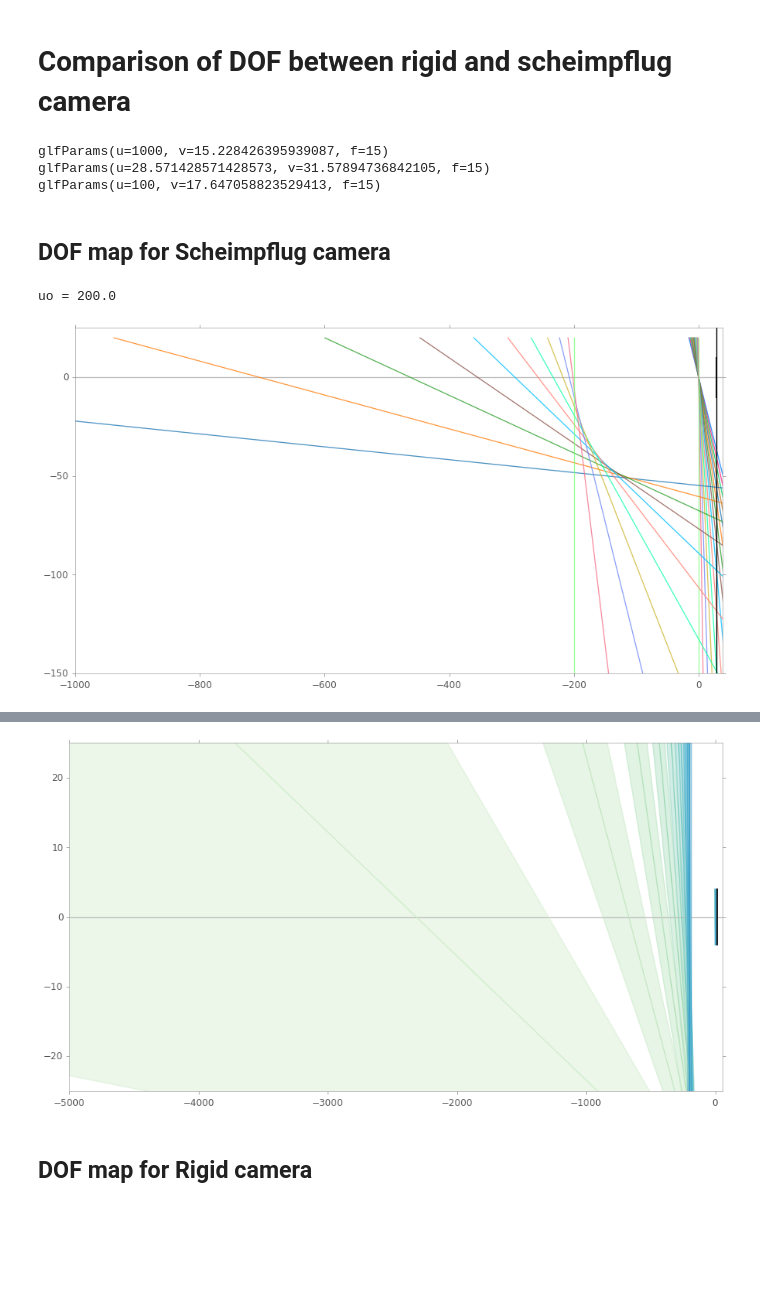
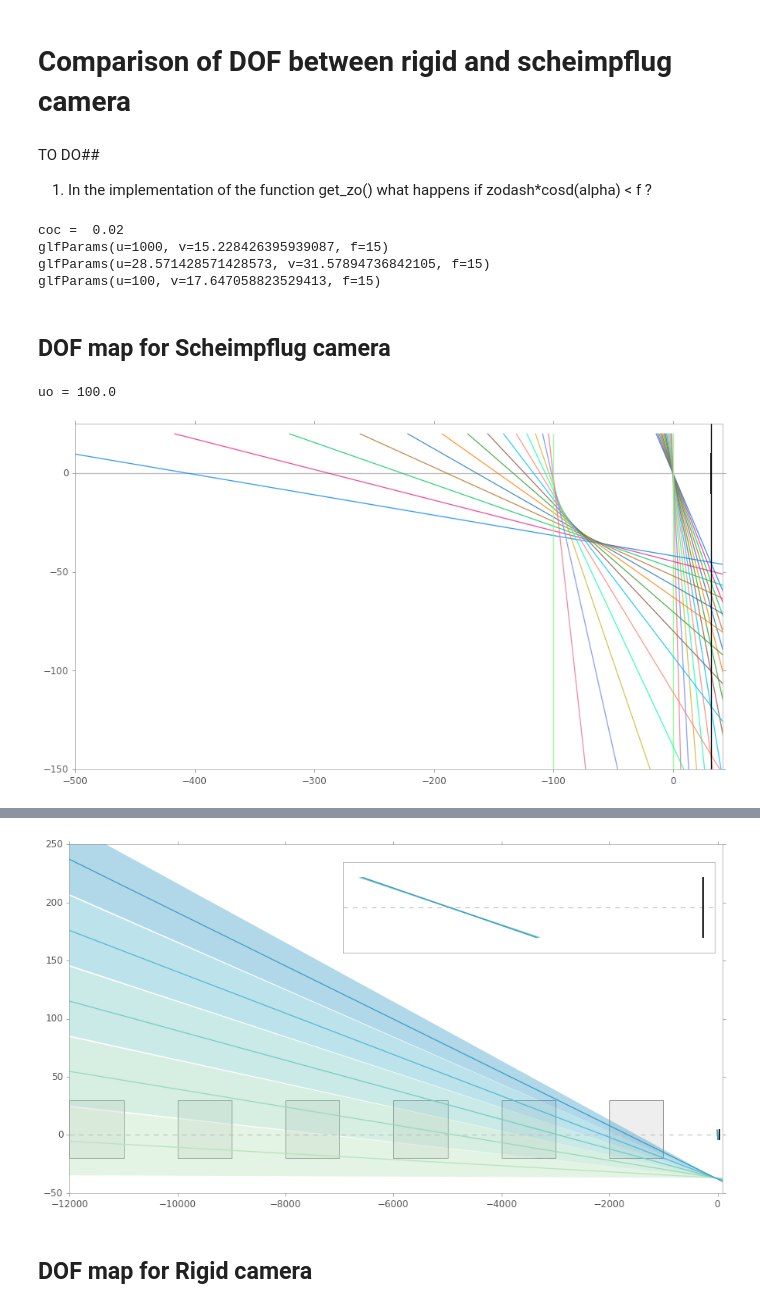
Before and after one commit to indranilsinharoy/phd-artifacts, a Jupyter notebook: chapters/chapter03_geometricmodel/code/PoSFcompare_rigidcam_scheimpflug.ipynb, the cells around one changed output, grey strips where cells are left out. Drawn from its saved outputs; the diff is of its cells as text; code cells hidden in the pictures; blank space fills up the shorter version.

Commit message:
worked on the plots

```diff
--- a/chapters/chapter03_geometricmodel/code/PoSFcompare_rigidcam_scheimpflug.ipynb
+++ b/chapters/chapter03_geometricmodel/code/PoSFcompare_rigidcam_scheimpflug.ipynb
@@ -19,6 +22,10 @@ import iutils.optics.goptics as gou
 import iutils.plot.mplutils as mpu
 # %%
 %matplotlib inline
+# %% [markdown]
+TO DO##
+
+1. In the implementation of the function get_zo() what happens if zodash*cosd(alpha) < f ?
 # %%
 # Helper functions
 tand = lambda angle: tan(pi*angle/180.0)
@@ -86,7 +104,8 @@ zodash = 31.57894736842105 #30    # Lens to image plane distance
 f = 15         # Focal length
 fnum = 2.5     # Aperture
 pixel_size = 0.00178  # pixel size (used as Circle of confusion for DOF)
-coc = 1/30
+coc = 1/50
+print('coc = ', coc)
 
 # for perfect imaging at u = 1000
 print(gou.gaussian_lens_formula(u=1000, v=None, f=f))
@@ -97,6 +116,7 @@ print(gou.gaussian_lens_formula(u=None, v=zodash, f=f))
 # imaging specified by image plane distance for the plots
 print(gou.gaussian_lens_formula(u=100, v=None, f=f))
 # %% [output]
+coc =  0.02
 glfParams(u=1000, v=15.228426395939087, f=15)
 glfParams(u=28.571428571428573, v=31.57894736842105, f=15)
 glfParams(u=100, v=17.647058823529413, f=15)
@@ -115,11 +135,14 @@ cols = ['#0080FF', '#F52080', '#00CC60', '#B96F20', '#1f77b4',
         '#EAC910', '#38A7D0', '#f34060', '#40d370', '#CE8f31',
         '#2166AC', '#B2182B', '#32b135', '#814D16', '#606060']
 
+# CHANGE FOCAL LENGTH
+f = 24.
+
 ymin, ymax = -150, 25
 #ymin, ymax = -150, 150
 uo = gou.gaussian_lens_formula(u=None, v=zodash, f=f).u
 print('uo =', uo)
-ax.set_xlim(-1000, zodash + 10)
+ax.set_xlim(-500, zodash + 10)
 ax.set_ylim(ymin, ymax)
 ax.axhline(color='#BBBBBB',)
 
@@ -129,57 +152,63 @@ x, y = get_points(0, zodash, -10, 10)
 ax.plot(x, y, color='#222222', lw=2,)
 
 # Draw lens plane
-alpha = np.linspace(-38, 0, 15)
+alpha = np.linspace(-35, 0, 15)
 for i, each in enumerate(alpha):
     x, y = get_points(each, 0, ymin, ymax-5)
     ax.plot(x, y, color=cols[i], alpha=0.8)
 # Draw object plane
 for i, each in enumerate(alpha):
     zo = get_zo(f, zodash, each)
+    #print('zo = ', zo)
     angleY = beta(f, zo, each)
     x, y = get_points(angleY, zo, ymin, ymax-5)
     ax.plot(x, y, color=cols[i], alpha=0.8)
 ax.axvline(color='#000000', x=zodash)
 plt.show()
 # %% [output]
-uo = 200.0
+uo = 100.0
-[figure, old version]
+[figure, new version]
 # %%
 fig, ax = plt.subplots(1, 1, figsize=(15, 8))
-num = 10
+num = 5
+
+f = 24
+
 
 #ccmap = plt.cm.plasma
 #cindex = np.linspace(0, ccmap.N-40, num)
 ccmap = plt.cm.GnBu
-cindex = np.linspace(40, ccmap.N-80, num)
+cindex = np.linspace(80, ccmap.N-80, num)
 cols = [ccmap(int(i)) for i in cindex]
 
-ymin, ymax = -25, 25
-uo = 200
+ymin, ymax = -50, 250
+uo = 100
 zodash = gou.gaussian_lens_formula(u=uo, v=None, f=f).v
 zodash_far, zodash_near = geo_depth_of_focus_limits(u=uo, f=f, c=coc, N=fnum)
 #print('zodash = ', zodash,  'vf = ', vf, 'vn =', vn)
 
-ax.set_xlim(-5000, 60)
+ax.set_xlim(-12000, 100)
 ax.set_ylim(ymin, ymax)
-ax.axhline(color='#BBBBBB',)
+ax.axhline(color='#BBBBBB', lw=1.0, linestyle='dashed')   # optical axis
 
 # Draw image plane
 x, y = get_points(0, zodash, -4, 4)
 ax.plot(x, y, color='#222222', lw=2,)
 
 # Draw lens plane
-alpha = np.linspace(-24, 0, num)
+alpha = np.linspace(-40.385, -39.24, num)
+
 for i, each in enumerate(alpha):
     x, y = get_points(each, 0, -4, 4)
     ax.plot(x, y, color=cols[i], alpha=1.0)
 
 # Draw object plane
 ypad = 100 # the pad is needed to ensure that the regions within the visible
-          # canvas are appropriately filled
+           # canvas are appropriately filled
 for i, each in enumerate(alpha):
-    print(each)
+    #print('alpha = ', each)
     zo = get_zo(f, zodash, each)
+    #print('zo = ', zo)
     angleY = beta(f, zo, each)
     x, y = get_points(angleY, zo, ymin-ypad, ymax+ypad)
     ax.plot(x, y, color=cols[i], alpha=1.0)
@@ -188,12 +217,12 @@ for i, each in enumerate(alpha):
     zo_near = get_zo(f, zodash_near, each)
     angleY_near = beta(f, zo_near, each)
     xn, yn = get_points(angleY_near, zo_near, ymin-ypad, ymax+ypad)
-    ax.plot(xn, yn, color=cols[i], alpha=0.5)
+    #ax.plot(xn, yn, color=cols[i], alpha=0.5)
     # far
     zo_far = get_zo(f, zodash_far, each)
     angleY_far = beta(f, zo_far, each)
     xf, yf = get_points(angleY_far, zo_far, ymin-ypad, ymax+ypad)
-    ax.plot(xf, yf, color=cols[i], alpha=0.5)
+    #ax.plot(xf, yf, color=cols[i], alpha=0.5)
 
     if each: # currently the following block of code assumes that the alpha is -ve
         # fill the region between far and near
@@ -204,9 +233,36 @@ for i, each in enumerate(alpha):
         x_fill = np.linspace(x_fill_start, x_fill_end, 10)
         y_fill_near = posf_near(x_fill)
         y_fill_far = posf_far(x_fill)
-        ax.fill_between(x=x_fill, y1=y_fill_near, y2=y_fill_far, facecolor=cols[i], edgecolor='none', alpha=0.4)
+        ax.fill_between(x=x_fill, y1=y_fill_near, y2=y_fill_far,
+                        facecolor=cols[i], edgecolor='none', alpha=0.4, zorder=2)
     else:
-        ax.fill_between(x=[xf[0], xn[0]], y1=ymin, y2=ymax, facecolor=cols[i], edgecolor='none', alpha=0.4)
+        ax.fill_between(x=[xf[0], xn[0]], y1=ymin, y2=ymax,
+                        facecolor=cols[i], edgecolor='none', alpha=0.4, zorder=2)
+
+draw_objects(ax,
+             locations=((-2000, -20), (-4000, -20), (-6000, -20), (-8000, -20), (-10000, -20), (-12000, -20),),
+             sizes=((1000, 50), (1000, 50), (1000, 50), (1000, 50), (1000, 50), (1000, 50),) )
+
+# add inset figure to show zoomed in version of the lens and sensor configuration
+iax = fig.add_axes([0.45,0.66,0.44,0.2], frameon=True, axisbg='white')
+iax.set_xlim(-4, 10)
+inset_ymin, inset_ymax = -6, 6
+iax.set_ylim(inset_ymin, inset_ymax)
+iax.axhline(color='#BBBBBB', lw=1.0, linestyle='dashed')   # optical axis
+# draw image plane
+x, y = get_points(0, zodash-22, -4, 4)  # compressed the length by subtracting -22 (plot is obviously not to scale)
+iax.plot(x, y, color='#222222', lw=2,)
+
+# draw lens configurations
+for i, each in enumerate(alpha):
+    x, y = get_points(each, 0, -4, 4)
+    iax.plot(x, y, color=cols[i])
+
+# remove ticks
+iax.set_xticks([])
+iax.set_yticks([])
+
+
 
 plt.show()
 # %% [output]
@@ -223,4 +269,4 @@ plt.show()
-[figure, old version]
+[figure, new version]
 # %% [markdown]
 ## DOF map for Rigid camera
 # %% [markdown]
```
Also changed, not shown: parts of 4 cells of this notebook.
